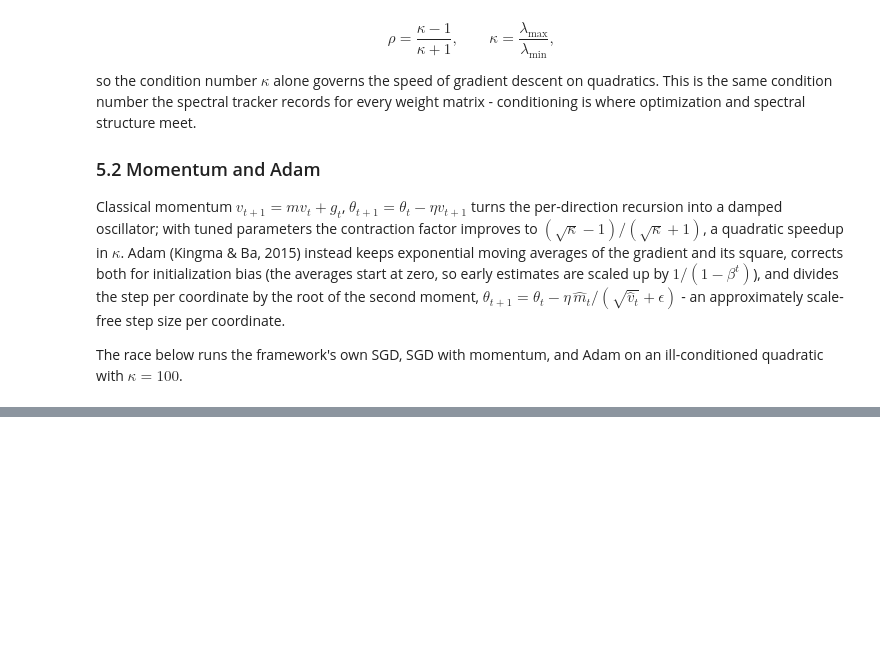
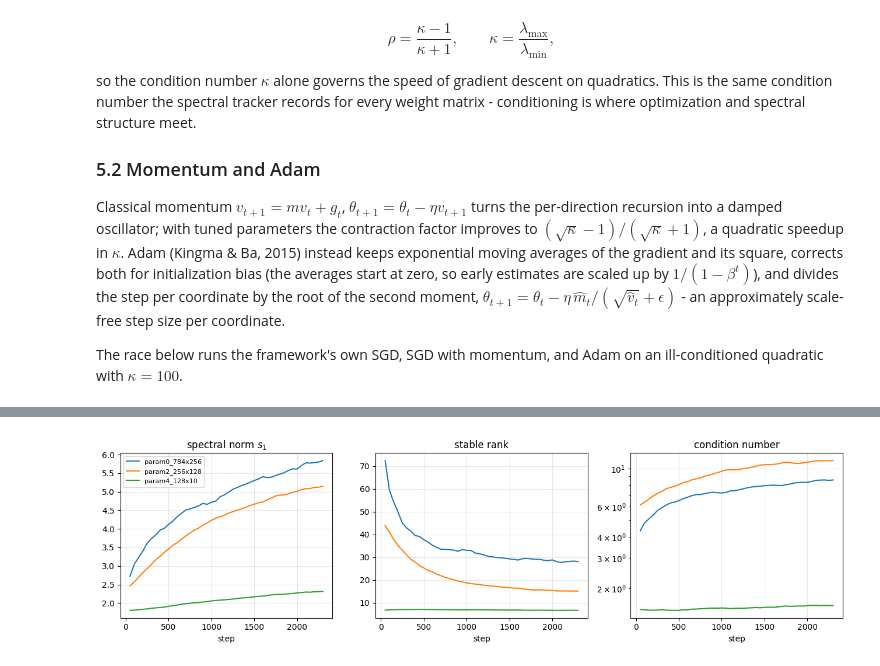
Before and after one commit to RayaSergieva/ml-research-pipeline, a Jupyter notebook: notebooks/spectra.ipynb, the cells around one changed output, grey strips where cells are left out. Saved outputs shown, nothing was run; the diff lists cells and outputs as text; code cells hidden in the pictures; blank space fills up the shorter version.

```diff
--- a/notebooks/spectra.ipynb
+++ b/notebooks/spectra.ipynb
@@ -447,0 +517,27 @@ in the next revision of this notebook.*
+# %%
+def stable_rank(sv):
+    return float((sv**2).sum() / sv[0] ** 2)
+
+
+def condition_number(sv):
+    return float(sv[0] / sv[-1]) if sv[-1] > 0 else float("inf")
+
+
+fig, axes = plt.subplots(1, 3, figsize=(13, 3.8))
+for name, snaps in sorted(history.items()):
+    steps = [s for s, _ in snaps]
+    axes[0].plot(steps, [sv[0] for _, sv in snaps], label=name)
+    axes[1].plot(steps, [stable_rank(sv) for _, sv in snaps], label=name)
+    axes[2].plot(steps, [condition_number(sv) for _, sv in snaps], label=name)
+for ax, title in zip(
+    axes, ["spectral norm $s_1$", "stable rank", "condition number"], strict=False
+):
+    ax.set_xlabel("step")
+    ax.set_title(title)
+    ax.grid(True, alpha=0.3)
+axes[2].set_yscale("log")
+axes[0].legend(fontsize=8)
+plt.tight_layout()
+plt.show()
+# %% [output]
+[figure, added]
```
Also changed, not shown: parts of 9 cells of this notebook, 1 other file.
